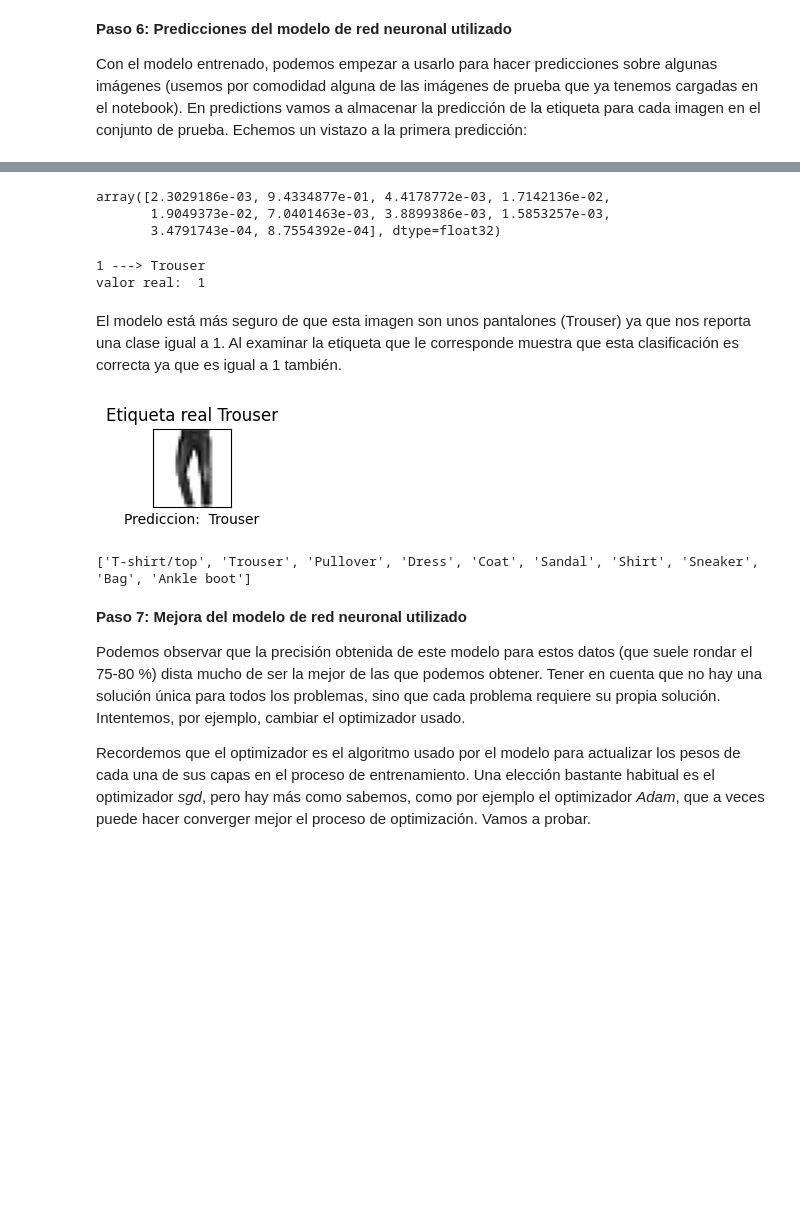
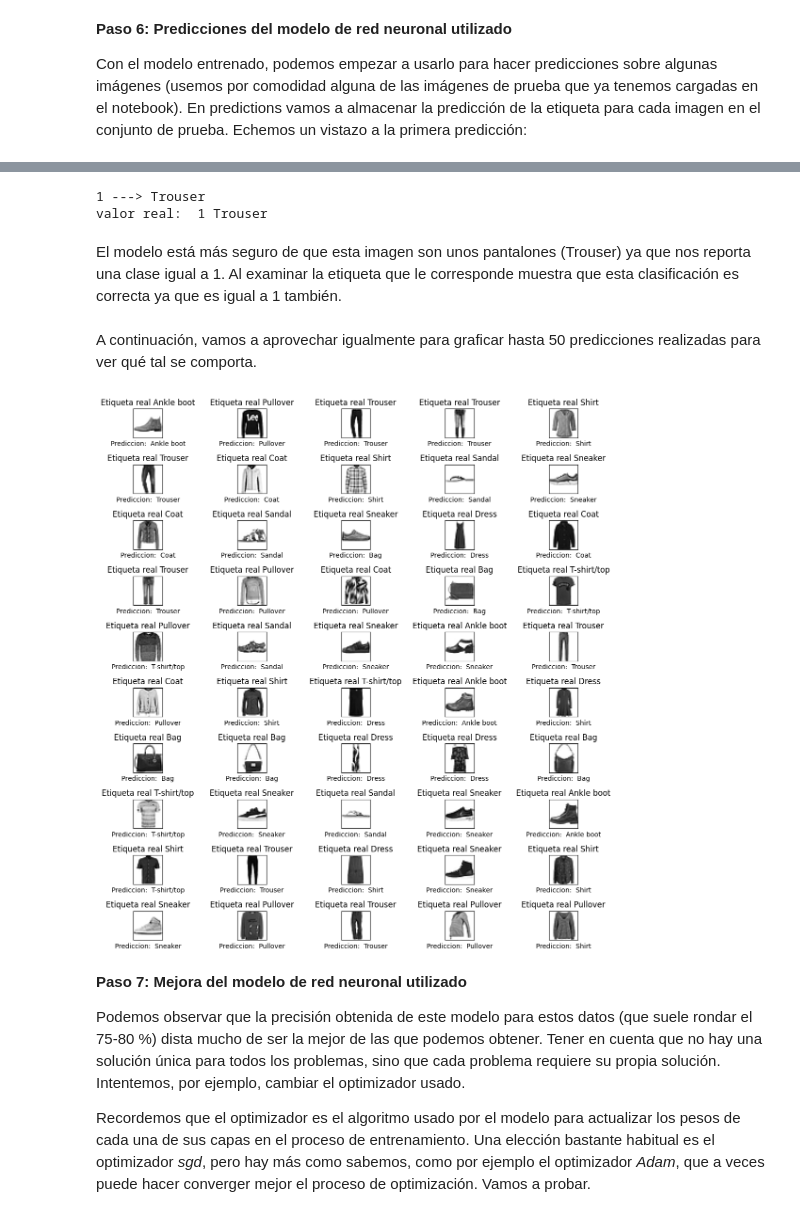
Before and after one commit to fjzamora93/RedesNeuronales, a Jupyter notebook: Reto_Módulo3.ipynb, the cells around one changed output, grey strips where cells are left out. Cells and saved outputs as stored; diff of their text form; code cells hidden in the pictures; blank space fills up the shorter version.

```diff
--- a/Reto_Módulo3.ipynb
+++ b/Reto_Módulo3.ipynb
@@ -1111,3 +1095,14 @@ model.add(Dense(10, activation='softmax'))
+# %%
+# Vamos a comenzar con una red neuronal sencilla
+model = Sequential()
+model.add(Flatten(input_shape=(28, 28)))
+model.add(Dense(6, activation='relu'))
+model.add(Dense(10, activation='softmax'))
+
+# Compilamos el modelo con SGD (requisito del ejercicio)
+model.compile(optimizer='sgd',
+              loss='sparse_categorical_crossentropy',
+              metrics=['accuracy'])
 # %%
 # Hacemos un summary de la red considerada
 model.summary()
@@ -1191,46 +1189,40 @@ predictions = model.predict(test_images)
-# %%
-index = 5
-
-
-# Obtenemos la información sobre una de las predicciones obtenidas
-"""
-Esto nos devuelve un array con las probabilidades asignadas a cada etiqueta.
-Como se puede comprobar, el índice[1] del array tiene una probabilidad del 82%.
-"""
-predictions[index]
-# %% [output]
-array([2.3029186e-03, 9.4334877e-01, 4.4178772e-03, 1.7142136e-02,
-       1.9049373e-02, 7.0401463e-03, 3.8899386e-03, 1.5853257e-03,
-       3.4791743e-04, 8.7554392e-04], dtype=float32)
 # %%
 # Se puede ver qué etiqueta tiene el valor de confianza más alto con la función argmax
 
+
+# Obtenemos la información sobre una de las predicciones obtenidas
+
+predictions[5]
 """
 argmax nos devuelve el índice de la etiqueta con la probabilidad más alta (para no tener que buscarlo manualmente).
 """
-mas_probable = np.argmax(predictions[index])
+mas_probable = np.argmax(predictions[5])
 print(mas_probable, '--->' ,class_names[mas_probable])
-print ("valor real: ", test_labels[index])
+print ("valor real: ", test_labels[5], class_names[test_labels[5]] )
 # %% [output]
 1 ---> Trouser
-valor real:  1
+valor real:  1 Trouser
 # %% [markdown]
 El modelo está más seguro de que esta imagen son unos pantalones (Trouser) ya que nos reporta una clase igual a 1. Al examinar la etiqueta que le corresponde muestra que esta clasificación es correcta ya que es igual a 1 también.
+# %% [markdown]
+A continuación, vamos a aprovechar igualmente para graficar hasta 50 predicciones realizadas para ver qué tal se comporta.
 # %%
+
 plt.figure(figsize=(12,12))
 
-plt.subplot(10,5,index)
-plt.title("Etiqueta real " + class_names[test_labels[index]])
-plt.xticks([])
-plt.yticks([])
-plt.grid(False)
-plt.imshow(test_images[index], cmap=plt.cm.binary)
-plt.xlabel(f"Prediccion:  {class_names[mas_probable]}")
+for index in range (50):
+    mas_probable = np.argmax(predictions[index])
+    plt.subplot(10,5,index+1)
+    plt.title("Etiqueta real " + class_names[test_labels[index]])
+    plt.xticks([])
+    plt.yticks([])
+    plt.grid(False)
+    plt.imshow(test_images[index], cmap=plt.cm.binary)
+    plt.xlabel(f"Prediccion:  {class_names[mas_probable]}")
+plt.tight_layout()
 plt.show()
-print(class_names)
 # %% [output]
-[figure, old version]
+[figure, new version]
-['T-shirt/top', 'Trouser', 'Pullover', 'Dress', 'Coat', 'Sandal', 'Shirt', 'Sneaker', 'Bag', 'Ankle boot']
 # %% [markdown]
 **Paso 7: Mejora del modelo de red neuronal utilizado**
 
```
Also changed, not shown: parts of 27 cells of this notebook, 2 other files.
